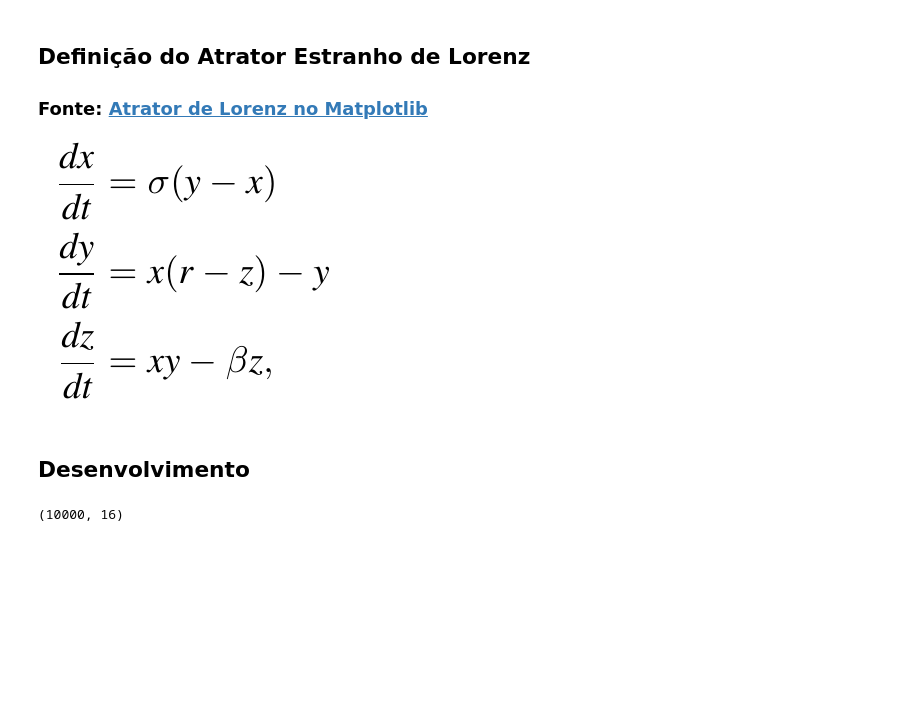
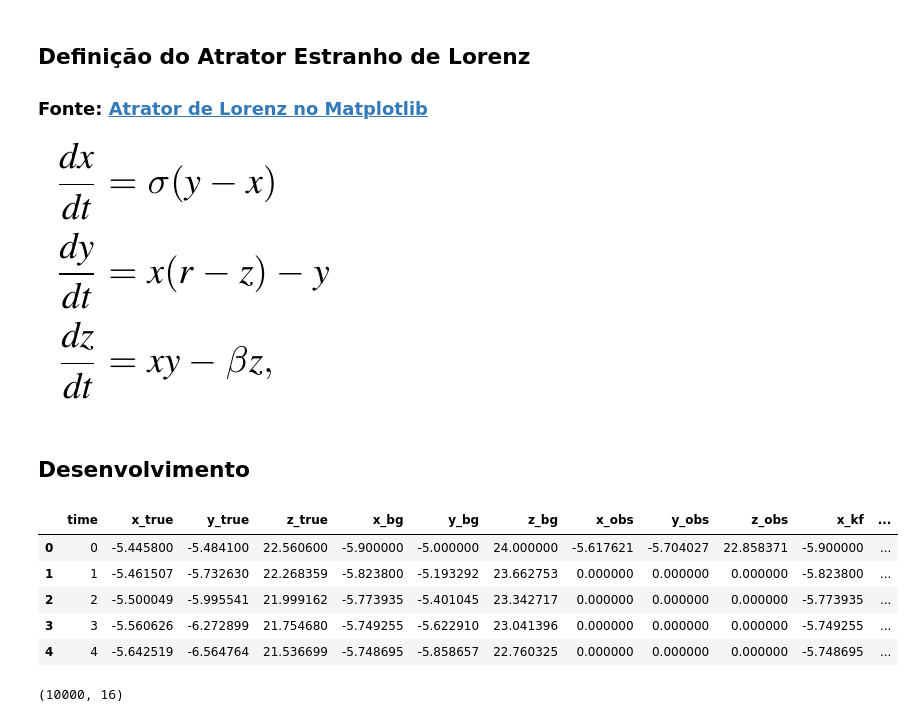
Before and after one commit to G-Assimila/pvlncc2026, a Jupyter notebook: notebooks/NN_KF_LNCC_2026.ipynb, the cells around one changed output. Saved outputs shown, nothing was run; the diff lists cells and outputs as text; code cells hidden in the pictures; blank space fills up the shorter version.

```diff
--- a/notebooks/NN_KF_LNCC_2026.ipynb
+++ b/notebooks/NN_KF_LNCC_2026.ipynb
@@ -54,6 +54,15 @@ X = df[["x_bg","y_bg","z_bg",
               "x_obs","y_obs","z_obs"]].values
 
 y = df[["dx_kf","dy_kf","dz_kf"]].values
+# %%
+df.head()
+# %% [output]
+|  | time | x_true | y_true | z_true | x_bg | y_bg | z_bg | x_obs | y_obs | z_obs | x_kf | ... |
+| 0 | 0 | -5.445800 | -5.484100 | 22.560600 | -5.900000 | -5.000000 | 24.000000 | -5.617621 | -5.704027 | 22.858371 | -5.900000 | ... |
+| 1 | 1 | -5.461507 | -5.732630 | 22.268359 | -5.823800 | -5.193292 | 23.662753 | 0.000000 | 0.000000 | 0.000000 | -5.823800 | ... |
+| 2 | 2 | -5.500049 | -5.995541 | 21.999162 | -5.773935 | -5.401045 | 23.342717 | 0.000000 | 0.000000 | 0.000000 | -5.773935 | ... |
+| 3 | 3 | -5.560626 | -6.272899 | 21.754680 | -5.749255 | -5.622910 | 23.041396 | 0.000000 | 0.000000 | 0.000000 | -5.749255 | ... |
+| 4 | 4 | -5.642519 | -6.564764 | 21.536699 | -5.748695 | -5.858657 | 22.760325 | 0.000000 | 0.000000 | 0.000000 | -5.748695 | ... |
 # %%
 df.shape
 # %% [output]
```
Also changed, not shown: parts of 7 cells of this notebook.
